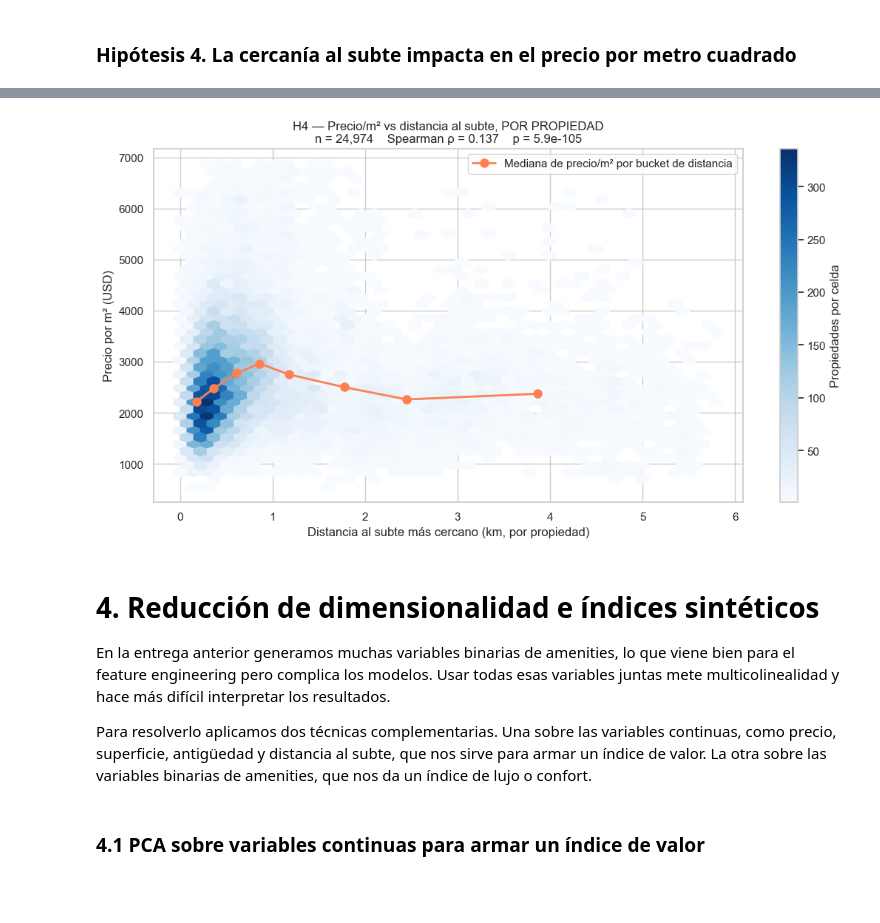
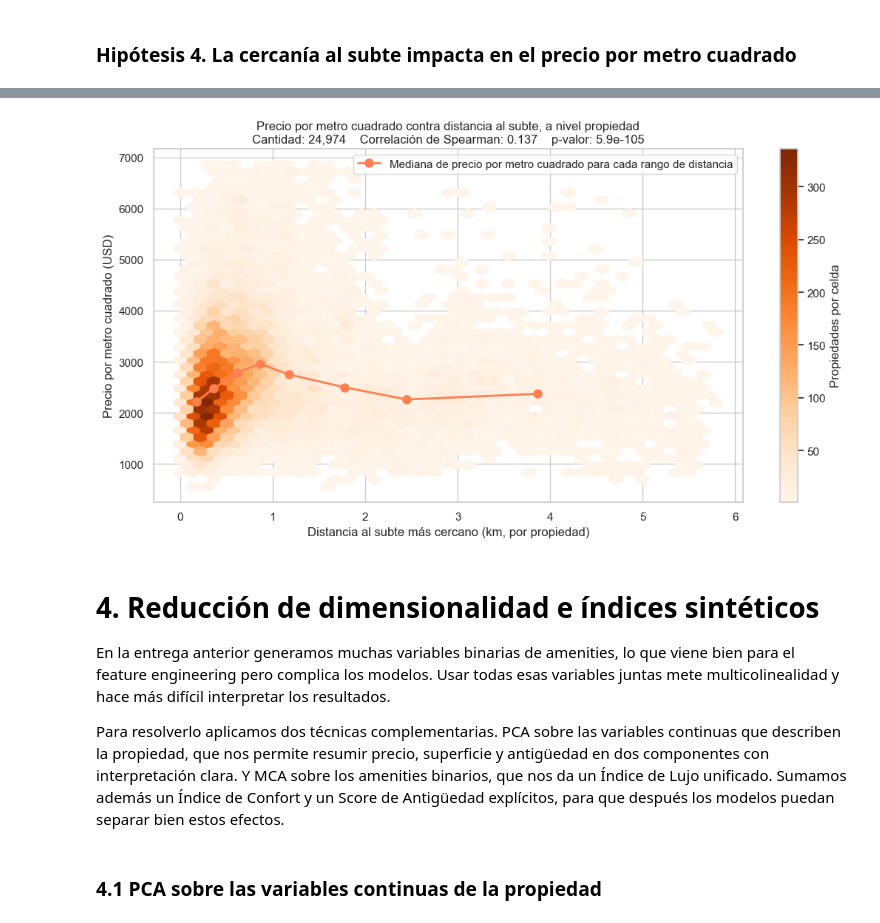
Before and after one commit to clararodriguezacevedo/descriptiva-real-estate, a Jupyter notebook: notebooks/TP3_Grupo_1.ipynb, the cells around one changed output, grey strips where cells are left out. Saved outputs shown, nothing was run; the diff lists cells and outputs as text; code cells hidden in the pictures; blank space fills up the shorter version.

```diff
--- a/notebooks/TP3_Grupo_1.ipynb
+++ b/notebooks/TP3_Grupo_1.ipynb
@@ -493,0 +550,32 @@ plt.show()
+# %%
+# Mapeo de nivel socioeconómico por barrio, basado en clasificaciones publicadas
+# por el GCBA y en datos del censo. La codificación es ordinal:
+# 1 = bajo, 2 = medio bajo, 3 = medio, 4 = medio alto, 5 = alto.
+
+NIVEL_SOCIOECONOMICO = {
+    # Alto
+    'Puerto Madero': 5, 'Recoleta': 5, 'Palermo': 5, 'Belgrano': 5,
+    'Nuñez': 5, 'Colegiales': 5,
+    # Medio alto
+    'Caballito': 4, 'Almagro': 4, 'Villa Urquiza': 4, 'Villa Crespo': 4,
+    'Coghlan': 4, 'Villa Devoto': 4, 'Villa Ortuzar': 4, 'Chacarita': 4,
+    'Saavedra': 4, 'San Telmo': 4, 'Villa Pueyrredon': 4,
+    # Medio
+    'Boedo': 3, 'Flores': 3, 'Floresta': 3, 'San Cristobal': 3,
+    'Constitucion': 3, 'Balvanera': 3, 'Monserrat': 3, 'San Nicolas': 3,
+    'Retiro': 3, 'Parque Chacabuco': 3, 'Parque Chas': 3,
+    'Villa Del Parque': 3, 'Villa Gral. Mitre': 3, 'Villa Santa Rita': 3,
+    'Villa Real': 3, 'Agronomia': 3, 'La Paternal': 3,
+    # Medio bajo
+    'Liniers': 2, 'Mataderos': 2, 'Velez Sarsfield': 2, 'Versalles': 2,
+    'Monte Castro': 2, 'Parque Avellaneda': 2, 'Parque Patricios': 2,
+    'La Boca': 2, 'Barracas': 2, 'Nueva Pompeya': 2, 'Villa Luro': 2,
+    # Bajo
+    'Villa Lugano': 1, 'Villa Riachuelo': 1, 'Villa Soldati': 1,
+}
+
+df['nivel_socioeconomico'] = df['barrio_oficial'].map(NIVEL_SOCIOECONOMICO)
+
+print('Distribución del nivel socioeconómico, donde 1 es bajo y 5 es alto:')
+print(df['nivel_socioeconomico'].value_counts().sort_index())
+print(f'\nPropiedades con nivel asignado: {df["nivel_socioeconomico"].notna().sum():,}')
@@ -833,39 +935,39 @@ bucket_subte
 # %%
 # Visualización a nivel propiedad. Mostramos la densidad con un hexbin
 # y encima la mediana por bucket de distancia. Recortamos el uno por ciento
 # superior de precios para que la escala se lea bien.
 top = subset_h4['precio_por_m2_usd'].quantile(0.99)
 plot_data = subset_h4[subset_h4['precio_por_m2_usd'] <= top]
 
 # Para la línea, usamos el centro real de cada bucket (mediana de las distancias
 # dentro de ese bucket), no el punto medio geométrico
 bucket_med = (plot_data.groupby('bucket_subte', observed=True)
                        .agg(centro_km=('dist_subte_km', 'median'),
                             precio_med=('precio_por_m2_usd', 'median'))
                        .reset_index()
                        .sort_values('centro_km'))
 
 fig, ax = plt.subplots(figsize=(11, 6))
 hb = ax.hexbin(plot_data['dist_subte_km'], plot_data['precio_por_m2_usd'],
-               gridsize=40, cmap='Blues', mincnt=1)
+               gridsize=40, cmap='Oranges', mincnt=1)
 fig.colorbar(hb, ax=ax, label='Propiedades por celda')
 ax.plot(bucket_med['centro_km'], bucket_med['precio_med'], 'o-',
         color='coral', linewidth=2, markersize=8,
         label='Mediana de precio por metro cuadrado para cada rango de distancia')
 ax.set_xlabel('Distancia al subte más cercano (km, por propiedad)')
 ax.set_ylabel('Precio por metro cuadrado (USD)')
 ax.set_title(f'Precio por metro cuadrado contra distancia al subte, a nivel propiedad\n'
              f'Cantidad: {len(subset_h4):,}    Correlación de Spearman: {rho_h4:.3f}    p-valor: {p_h4:.2g}')
 ax.legend(loc='upper right')
 plt.tight_layout()
 plt.show()
 # %% [output]
-[figure, old version]
+[figure, new version]
 # %% [markdown]
 # 4. Reducción de dimensionalidad e índices sintéticos
 
 En la entrega anterior generamos muchas variables binarias de amenities, lo que viene bien para el feature engineering pero complica los modelos. Usar todas esas variables juntas mete multicolinealidad y hace más difícil interpretar los resultados.
 
-Para resolverlo aplicamos dos técnicas complementarias. Una sobre las variables continuas, como precio, superficie, antigüedad y distancia al subte, que nos sirve para armar un índice de valor. La otra sobre las variables binarias de amenities, que nos da un índice de lujo o confort.
+Para resolverlo aplicamos dos técnicas complementarias. PCA sobre las variables continuas que describen la propiedad, que nos permite resumir precio, superficie y antigüedad en dos componentes con interpretación clara. Y MCA sobre los amenities binarios, que nos da un Índice de Lujo unificado. Sumamos además un Índice de Confort y un Score de Antigüedad explícitos, para que después los modelos puedan separar bien estos efectos.
 # %% [markdown]
-### 4.1 PCA sobre variables continuas para armar un índice de valor
+### 4.1 PCA sobre las variables continuas de la propiedad
```
Also changed, not shown: parts of 70 cells of this notebook.
